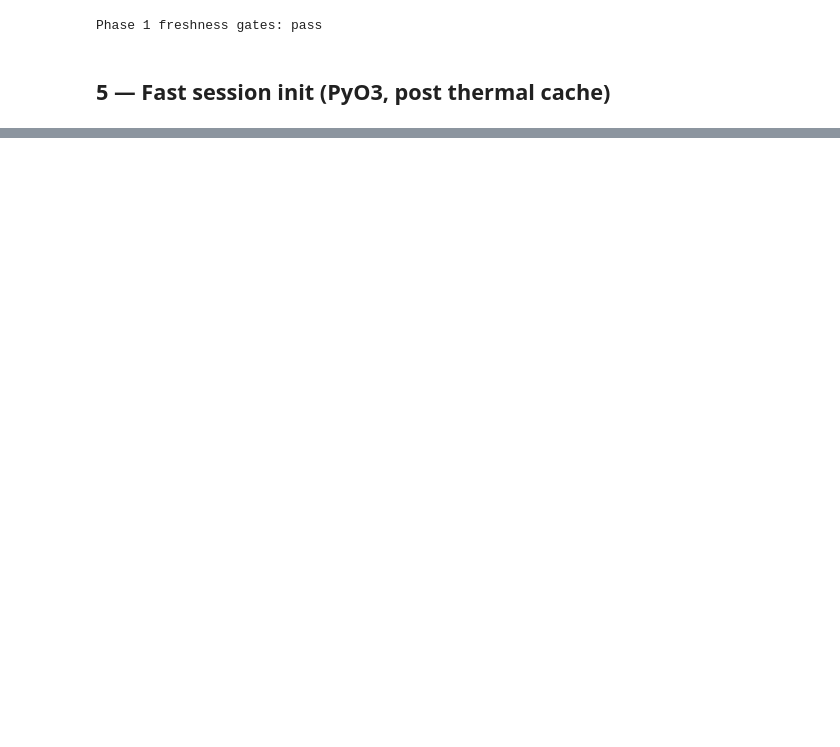
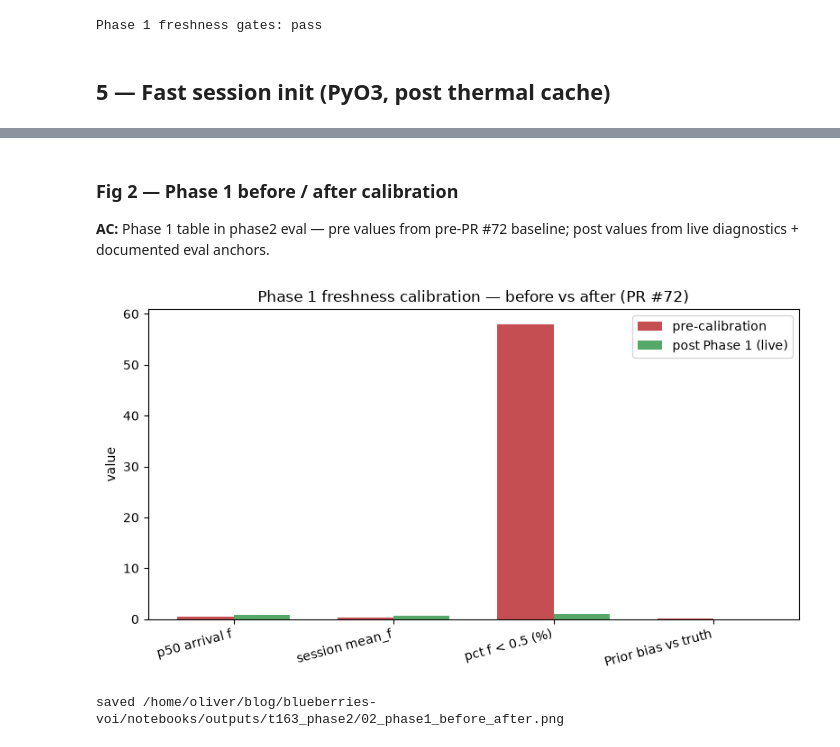
Before and after one commit to OliverEvans96/blueberries-voi, a Jupyter notebook: notebooks/t163_arrival_breaks_validation.ipynb, the cells around one changed output, grey strips where cells are left out. Cells and saved outputs as stored; diff of their text form; code cells hidden in the pictures; blank space fills up the shorter version.

```diff
--- a/notebooks/t163_arrival_breaks_validation.ipynb
+++ b/notebooks/t163_arrival_breaks_validation.ipynb
@@ -219,0 +276,33 @@ EngineSession.init: 12961 ms
+# %% [markdown]
+### Fig 2 — Phase 1 before / after calibration
+
+**AC:** Phase 1 table in phase2 eval — pre values from pre-PR #72 baseline; post values
+from live diagnostics + documented eval anchors.
+# %%
+phase1_rows = [
+    ("p50 arrival f", 0.42, eval_p50, "≥ 0.65"),
+    ("session mean_f", 0.38, multilot["delivery_weighted_mean_f"], "≥ 0.55"),
+    ("pct f < 0.5 (%)", 58.0, fresh["pct_below_0_5"], "realistic band"),
+    ("Prior bias vs truth", 0.06, belief["bias"], "≤ 0.03"),
+]
+labels = [r[0] for r in phase1_rows]
+pre = [r[1] for r in phase1_rows]
+post = [r[2] for r in phase1_rows]
+x = np.arange(len(labels))
+w = 0.35
+fig, ax = plt.subplots(figsize=(8, 4.5))
+ax.bar(x - w / 2, pre, w, label="pre-calibration", color="#C44E52")
+ax.bar(x + w / 2, post, w, label="post Phase 1 (live)", color="#55A868")
+ax.set_xticks(x)
+ax.set_xticklabels(labels, rotation=15, ha="right")
+ax.set_ylabel("value")
+ax.set_title("Phase 1 freshness calibration — before vs after (PR #72)")
+ax.legend()
+fig.tight_layout()
+p = FIG_DIR / "02_phase1_before_after.png"
+fig.savefig(p, dpi=150)
+plt.show()
+print("saved", p)
+# %% [output]
+[figure, added]
+saved /home/oliver/blog/blueberries-voi/notebooks/outputs/t163_phase2/02_phase1_before_after.png
```
Also changed, not shown: parts of 21 cells of this notebook, 9 other files.
